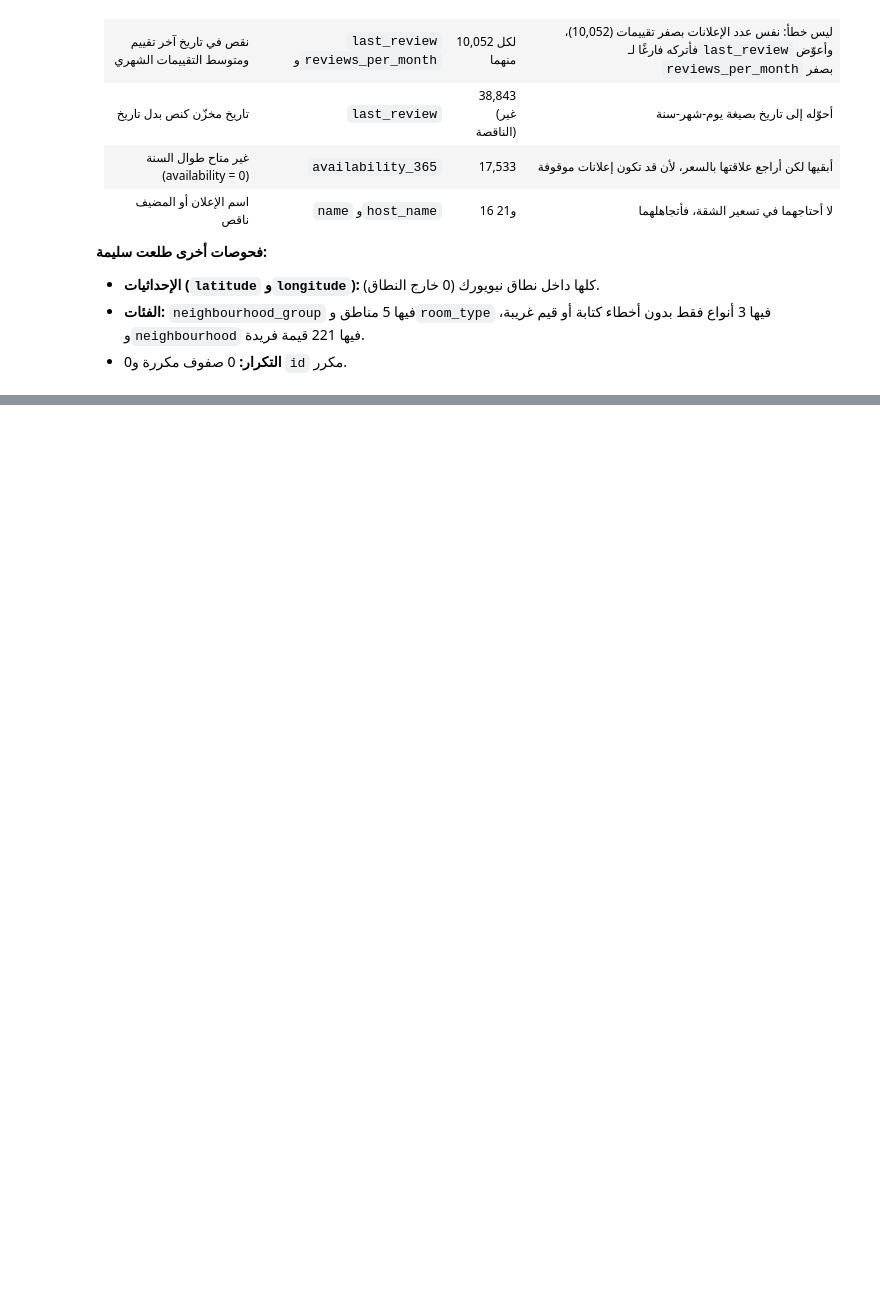
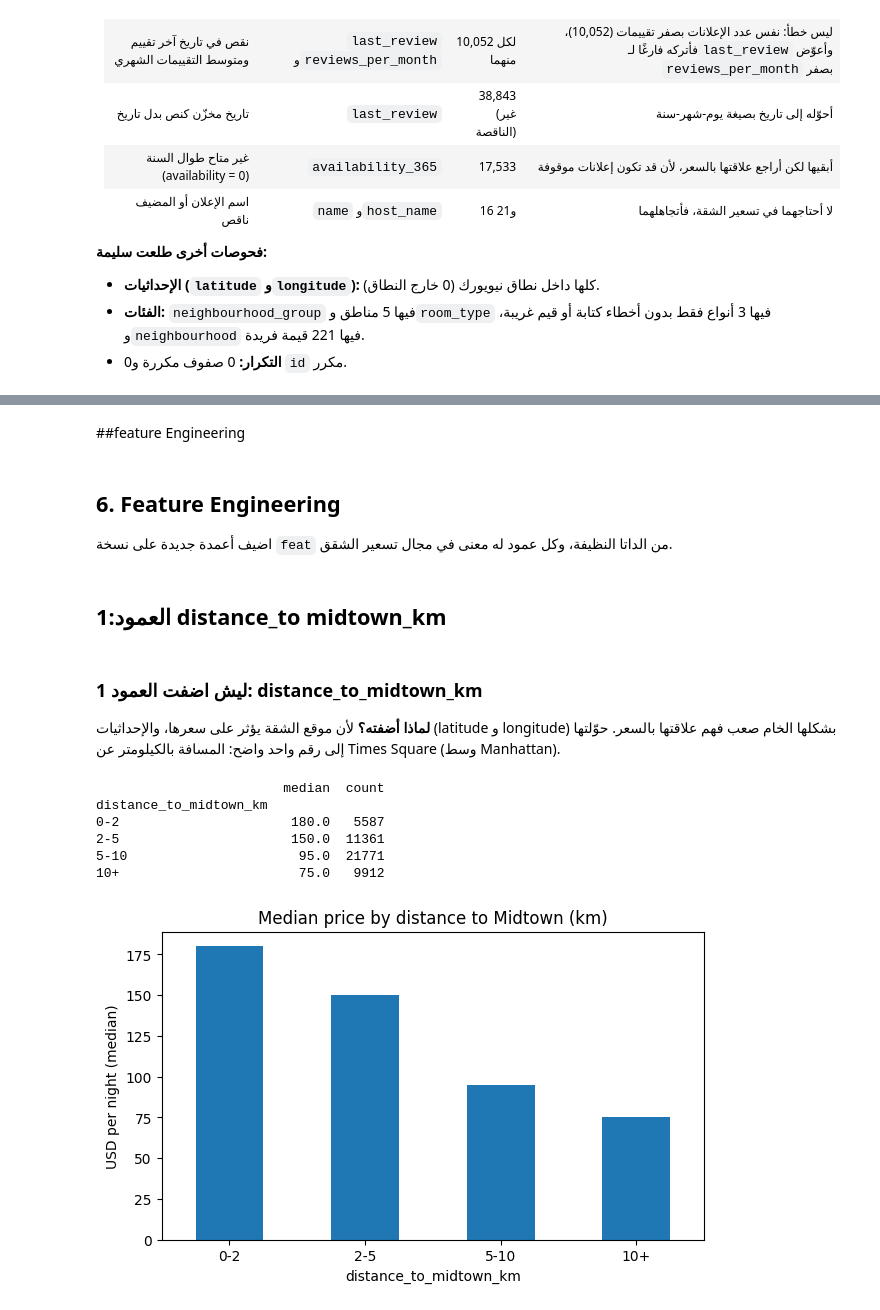
Before and after one commit to loudamn78-gif/smartstay-ai, a Jupyter notebook: notebook.ipynb, the cells around one changed output, grey strips where cells are left out. Saved outputs shown, nothing was run; the diff lists cells and outputs as text; code cells hidden in the pictures; blank space fills up the shorter version.

Commit message:
Day 2: cleaning + features + selection

```diff
--- a/notebook.ipynb
+++ b/notebook.ipynb
@@ -296,0 +336,3 @@ neighbourhood فريد: 221
+# %%
+clean["last_review"] = pd.to_datetime(clean["last_review"], format="%Y-%m-%d")
+print(clean["last_review"].dtype, "| ناقص:", clean["last_review"].isna().sum())
@@ -296,0 +343,5 @@ neighbourhood فريد: 221
+# %%
+miss = clean["reviews_per_month"].isna()
+print("ناقص:", miss.sum(), "| منها عدد تقييماتها صفر:", (clean.loc[miss, "number_of_reviews"] == 0).sum())
+print("كل من تقييماته صفر ناقص؟", clean.loc[clean["number_of_reviews"] == 0, "reviews_per_month"].isna().all())
+clean["reviews_per_month"] = clean["reviews_per_month"].fillna(0)
@@ -296,0 +353,4 @@ neighbourhood فريد: 221
+# %%
+print("name ناقص:", clean["name"].isna().sum(), "| host_name ناقص:", clean["host_name"].isna().sum())
+clean["name"] = clean["name"].fillna("Unknown")
+clean["host_name"] = clean["host_name"].fillna("Unknown")
@@ -296,0 +405,39 @@ neighbourhood فريد: 221
+# %% [markdown]
+##feature Engineering
+# %% [markdown]
+## 6. Feature Engineering
+اضيف أعمدة جديدة على نسخة `feat` من الداتا النظيفة، وكل عمود له معنى في مجال تسعير الشقق.
+# %%
+feat = clean.copy()
+# %% [markdown]
+## 1:العمود distance_to midtown_km
+# %% [markdown]
+### ليش اضفت العمود 1: distance_to_midtown_km
+**لماذا أضفته؟** لأن موقع الشقة يؤثر على سعرها، والإحداثيات (latitude و longitude) بشكلها الخام صعب فهم علاقتها بالسعر. حوّلتها إلى رقم واحد واضح: المسافة بالكيلومتر عن Times Square (وسط Manhattan).
+# %%
+def haversine_km(lat1, lon1, lat2, lon2):
+    r = 6371
+    p1, p2 = np.radians(lat1), np.radians(lat2)
+    dphi = p2 - p1
+    dlmb = np.radians(lon2) - np.radians(lon1)
+    a = np.sin(dphi / 2) ** 2 + np.cos(p1) * np.cos(p2) * np.sin(dlmb / 2) ** 2
+    return 2 * r * np.arcsin(np.sqrt(a))
+
+feat["distance_to_midtown_km"] = haversine_km(feat["latitude"], feat["longitude"], 40.7580, -73.9855).round(2)
+
+band = pd.cut(feat["distance_to_midtown_km"], bins=[0, 2, 5, 10, np.inf], labels=["0-2", "2-5", "5-10", "10+"], include_lowest=True)
+stats = feat.groupby(band, observed=True)["price"].agg(["median", "count"])
+print(stats)
+
+stats["median"].plot(kind="bar", figsize=(7, 4), title="Median price by distance to Midtown (km)")
+plt.ylabel("USD per night (median)")
+plt.xticks(rotation=0)
+plt.show()
+# %% [output]
+                        median  count
+distance_to_midtown_km
+0-2                      180.0   5587
+2-5                      150.0  11361
+5-10                      95.0  21771
+10+                       75.0   9912
+[figure, added]
```
Also changed, not shown: parts of 36 cells of this notebook.
